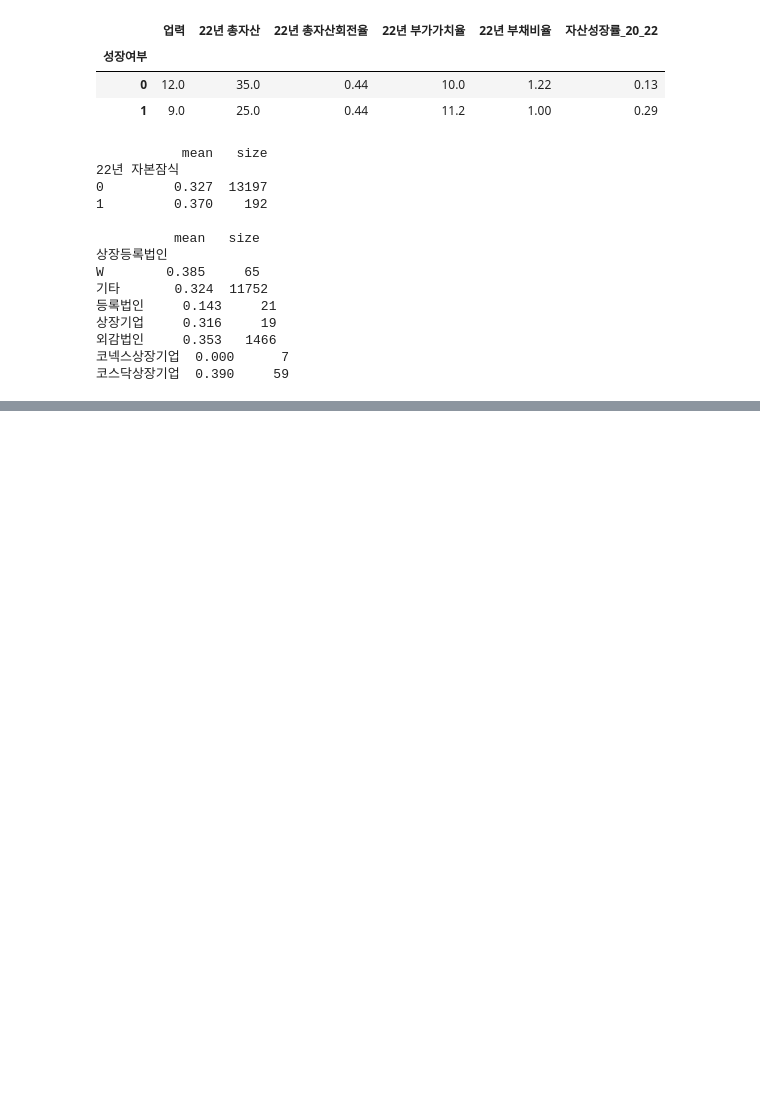
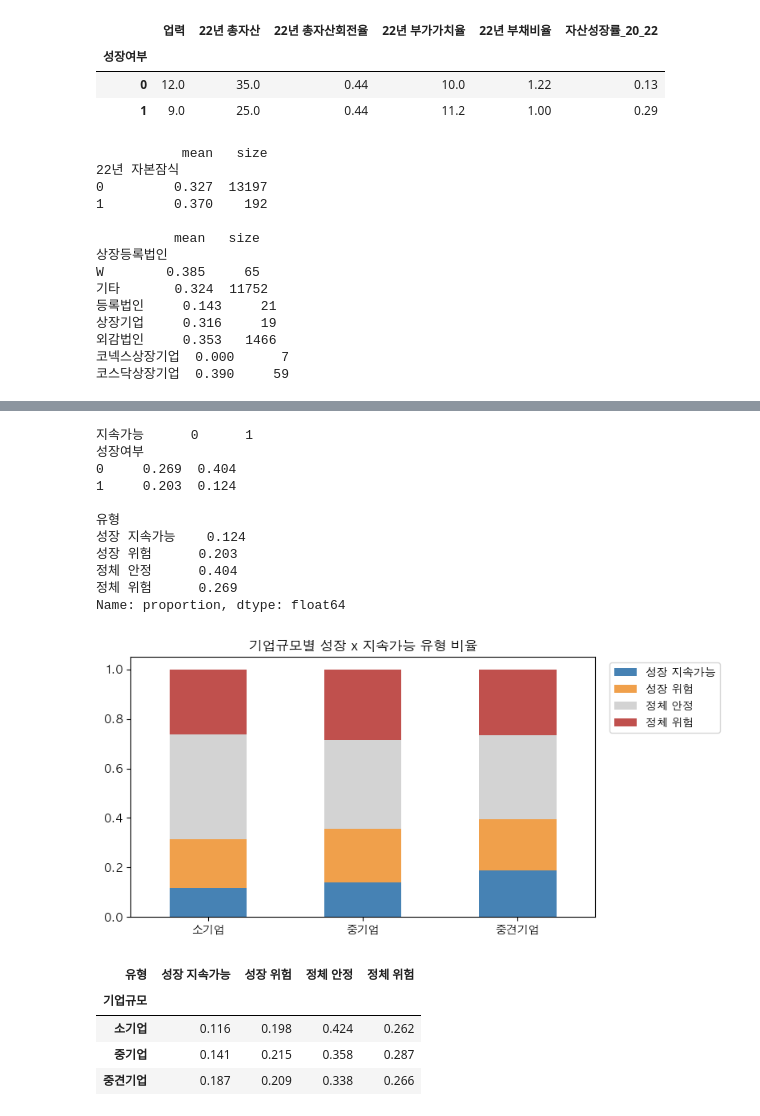
Before and after one commit to JeongHyck06/2026-2_DS_Hackathon, a Jupyter notebook: notebooks/eda.ipynb, the cells around one changed output, grey strips where cells are left out. Drawn from its saved outputs; the diff is of its cells as text; code cells hidden in the pictures; blank space fills up the shorter version.

```diff
--- a/notebooks/eda.ipynb
+++ b/notebooks/eda.ipynb
@@ -192,0 +231,38 @@ W        0.385     65
+# %%
+# 성장여부 x 지속가능 2x2. 성장하지만 건전성 조건을 못 채우는 기업이 얼마나 되는지
+df["유형"] = np.where(df["성장여부"] == 1,
+                    np.where(df["지속가능"] == 1, "성장 지속가능", "성장 위험"),
+                    np.where(df["지속가능"] == 1, "정체 안정", "정체 위험"))
+type_order = ["성장 지속가능", "성장 위험", "정체 안정", "정체 위험"]
+print(pd.crosstab(df["성장여부"], df["지속가능"], normalize="all").round(3))
+print()
+print(df["유형"].value_counts(normalize=True).reindex(type_order).round(3))
+
+share = pd.crosstab(df["기업규모"], df["유형"], normalize="index")[type_order]
+share = share[df["기업규모"].value_counts().reindex(share.index) >= MIN_GROUP]
+share.plot.bar(stacked=True, figsize=(8, 4), rot=0, color=["steelblue", "#f0a04b", "lightgray", "#c0504d"])
+plt.legend(bbox_to_anchor=(1.02, 1), loc="upper left")
+plt.title("기업규모별 성장 x 지속가능 유형 비율")
+plt.xlabel("")
+plt.tight_layout()
+plt.savefig("../outputs/eda_growth_sustain.png")
+plt.show()
+share.round(3)
+# %% [output]
+지속가능      0      1
+성장여부
+0     0.269  0.404
+1     0.203  0.124
+
+유형
+성장 지속가능    0.124
+성장 위험      0.203
+정체 안정      0.404
+정체 위험      0.269
+Name: proportion, dtype: float64
+[figure, added]
+| 유형 | 성장 지속가능 | 성장 위험 | 정체 안정 | 정체 위험 |
+| 기업규모 |  |  |  |  |
+| 소기업 | 0.116 | 0.198 | 0.424 | 0.262 |
+| 중기업 | 0.141 | 0.215 | 0.358 | 0.287 |
+| 중견기업 | 0.187 | 0.209 | 0.338 | 0.266 |
```
Also changed, not shown: parts of 4 cells of this notebook, 2 other files.
